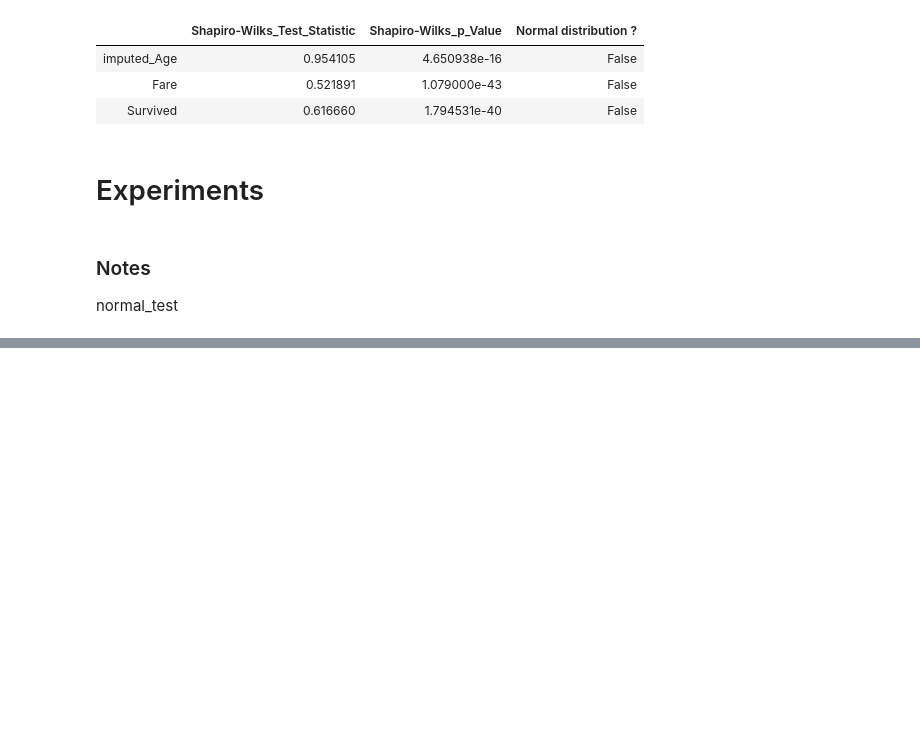
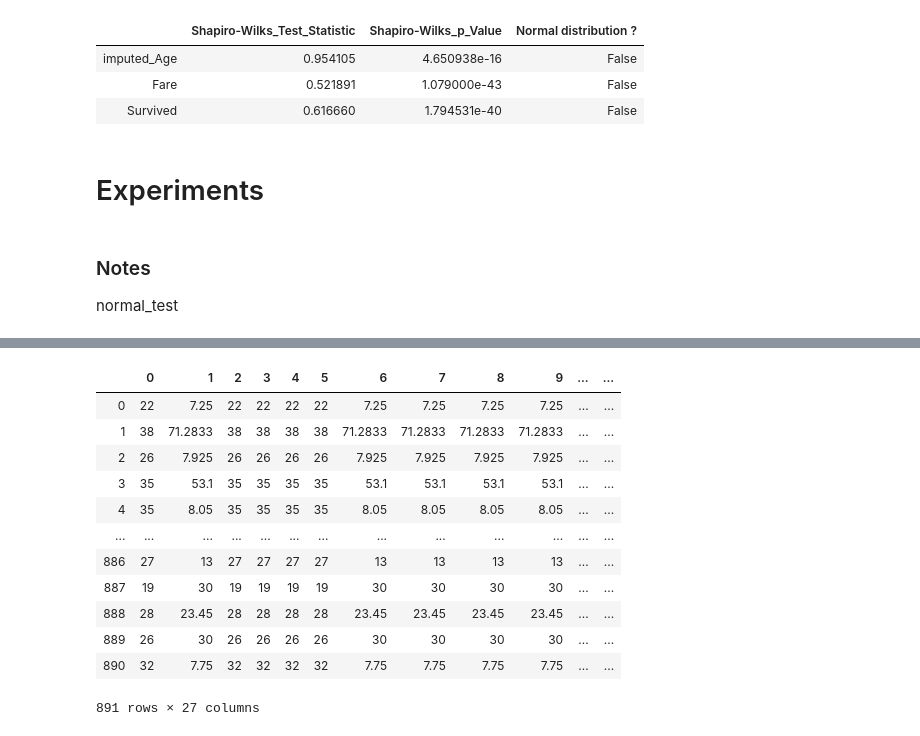
Before and after one commit to crawftv/crawto, a Jupyter notebook: CrawtoML.ipynb, the cells around one changed output, grey strips where cells are left out. Drawn from its saved outputs; the diff is of its cells as text; code cells hidden in the pictures; blank space fills up the shorter version.

Commit message:
making crawto with pipelines

```diff
--- a/CrawtoML.ipynb
+++ b/CrawtoML.ipynb
@@ -13,4 +9,0 @@ l.remove("Survived")
-# %%
-for i in l:
-    if df[i].dtype in ["float64","int64"]:
-        print(i)
@@ -101,0 +343,54 @@ normal_test
+# %%
+numeric_imputer = Pipeline(
+            steps=[("numeric_imputer", SimpleImputer(strategy="median",copy=False))]
+        )
+categorical_imputer = Pipeline(
+    steps=[
+        ("categorical_imputer", SimpleImputer(strategy="most_frequent",copy=False))]
+)
+# yeo_johnson_pipe = Pipeline(
+#     steps=[
+#         ("yeo_johnson", PowerTransformer(method='yeo_johnson',copy=False))
+#     ]
+# )
+impute_transform = ColumnTransformer(
+    transformers=[
+        ("numeric_imputer",
+         SimpleImputer(strategy="median",copy=False),
+        test.transformed_numeric_features
+        ),
+        (
+            "categorical_imputer",
+            SimpleImputer(strategy="most_frequent",copy=False),
+            test.transformed_categorical_features,
+        ),
+        ("yeo_johnson",
+         PowerTransformer(method='yeo-johnson',copy=False),
+         test.yeo_johnson_features
+        )
+    ]
+)
+# numeric_transform = ColumnTransformer(
+#     transformers = [
+#         ('yeo_johnson_transform', yeo_johnson_pipe, test.yeo_johnson_features)
+#     ])
+# fu_sklearn = FeatureUnion([
+#     ('imputer',impute_transform),
+#     ('numeric_transform',numeric_transform)
+# ])
+# %%
+pd.DataFrame(impute_transform.fit_transform(test.transformed_data))
+# %% [output]
+|  | 0 | 1 | 2 | 3 | 4 | 5 | 6 | 7 | 8 | 9 | ... | ... |
+| 0 | 22 | 7.25 | 22 | 22 | 22 | 22 | 7.25 | 7.25 | 7.25 | 7.25 | ... | ... |
+| 1 | 38 | 71.2833 | 38 | 38 | 38 | 38 | 71.2833 | 71.2833 | 71.2833 | 71.2833 | ... | ... |
+| 2 | 26 | 7.925 | 26 | 26 | 26 | 26 | 7.925 | 7.925 | 7.925 | 7.925 | ... | ... |
+| 3 | 35 | 53.1 | 35 | 35 | 35 | 35 | 53.1 | 53.1 | 53.1 | 53.1 | ... | ... |
+| 4 | 35 | 8.05 | 35 | 35 | 35 | 35 | 8.05 | 8.05 | 8.05 | 8.05 | ... | ... |
+| ... | ... | ... | ... | ... | ... | ... | ... | ... | ... | ... | ... | ... |
+| 886 | 27 | 13 | 27 | 27 | 27 | 27 | 13 | 13 | 13 | 13 | ... | ... |
+| 887 | 19 | 30 | 19 | 19 | 19 | 19 | 30 | 30 | 30 | 30 | ... | ... |
+| 888 | 28 | 23.45 | 28 | 28 | 28 | 28 | 23.45 | 23.45 | 23.45 | 23.45 | ... | ... |
+| 889 | 26 | 30 | 26 | 26 | 26 | 26 | 30 | 30 | 30 | 30 | ... | ... |
+| 890 | 32 | 7.75 | 32 | 32 | 32 | 32 | 7.75 | 7.75 | 7.75 | 7.75 | ... | ... |
+891 rows × 27 columns
```
Also changed, not shown: parts of 14 cells of this notebook, 3 other files.
